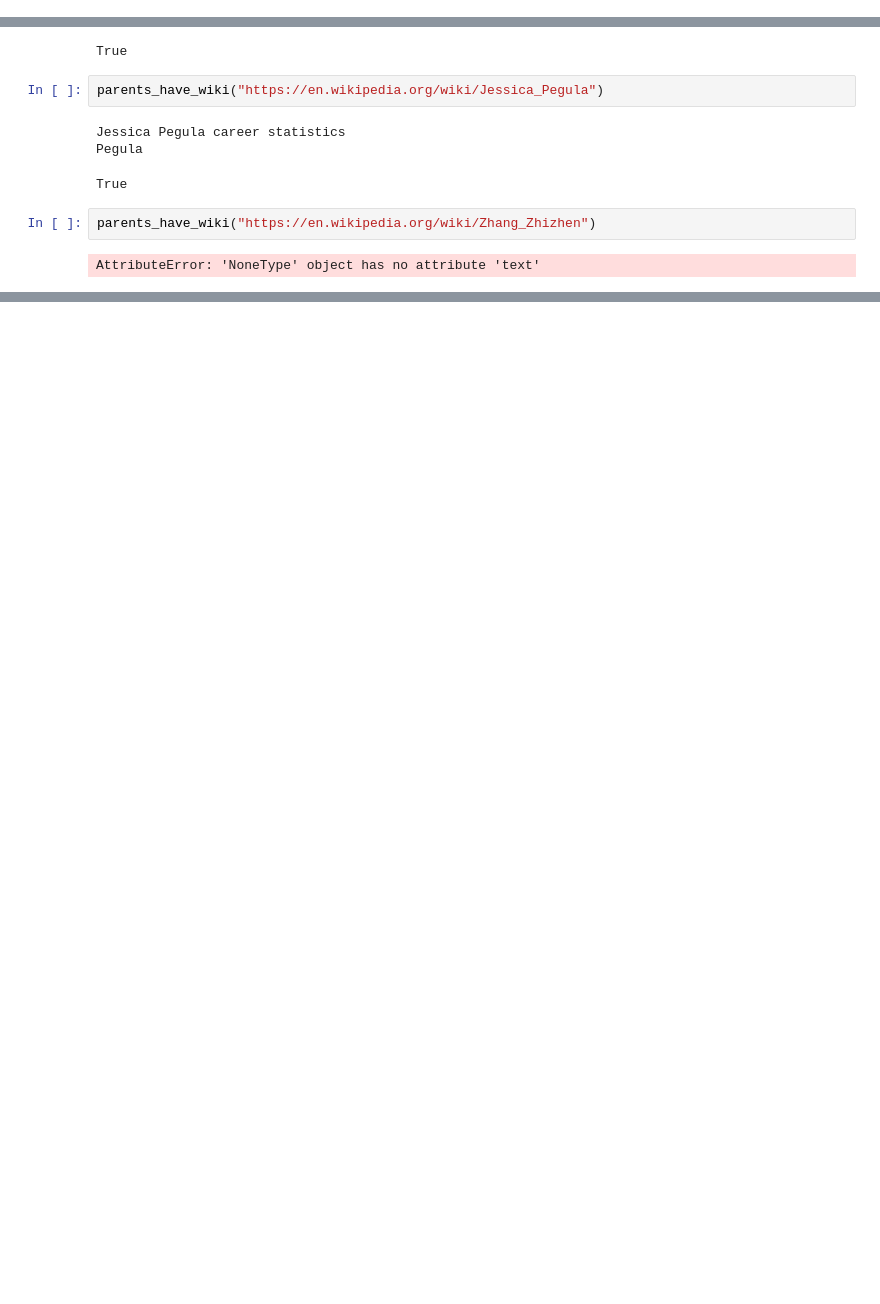
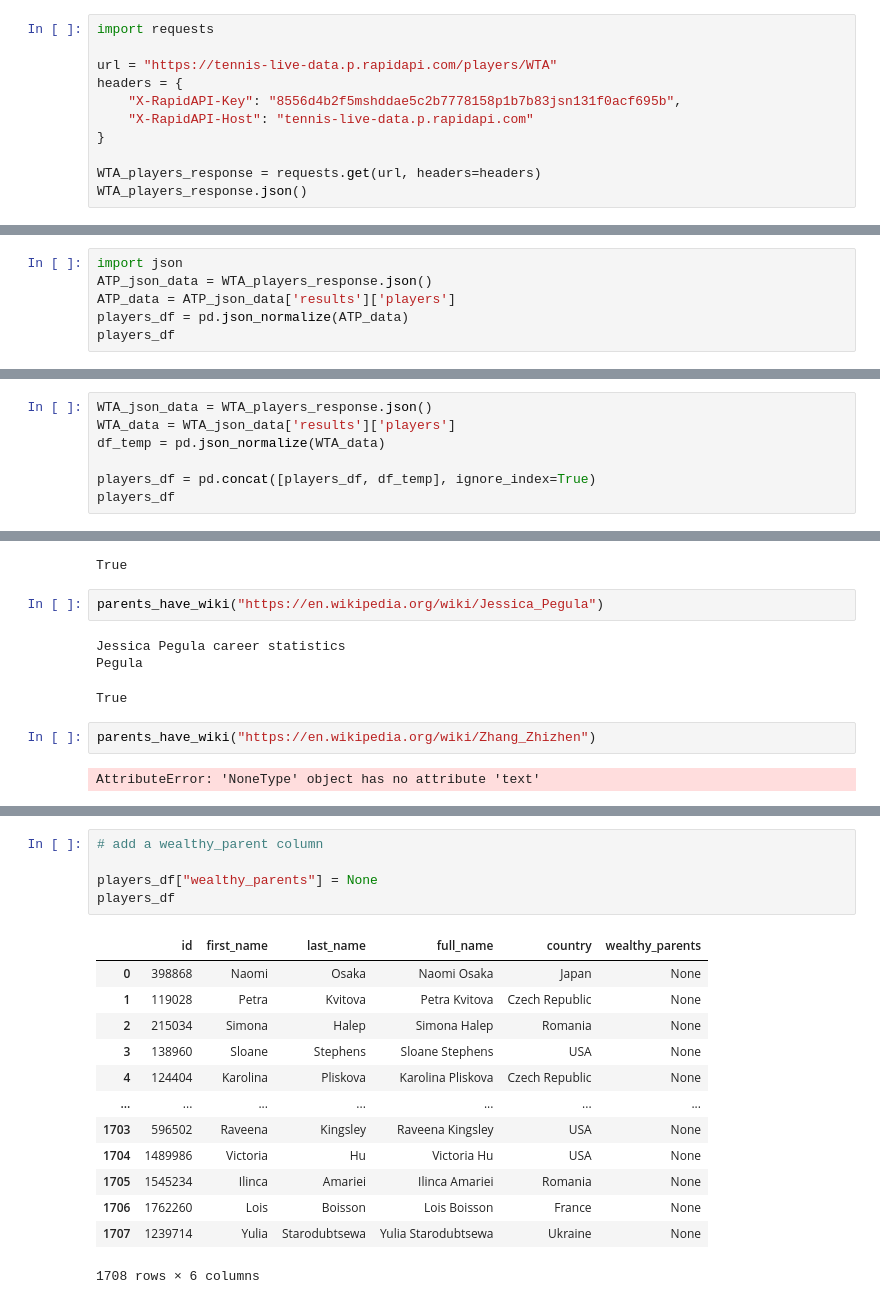
Before and after one commit to mmmcustard/analytics158739, a Jupyter notebook: 158739Assignment4.ipynb, the cells around one changed output, grey strips where cells are left out. Cells and saved outputs as stored; diff of their text form; blank space fills up the shorter version.

```diff
--- a/158739Assignment4.ipynb
+++ b/158739Assignment4.ipynb
@@ -82,0 +147,11 @@ print(response.json())
+# %%
+import requests
+
+url = "https://tennis-live-data.p.rapidapi.com/players/WTA"
+headers = {
+	"X-RapidAPI-Key": "8556d4b2f5mshddae5c2b7778158p1b7b83jsn131f0acf695b",
+	"X-RapidAPI-Host": "tennis-live-data.p.rapidapi.com"
+}
+
+WTA_players_response = requests.get(url, headers=headers)
+WTA_players_response.json()
@@ -82,0 +176,6 @@ print(response.json())
+# %%
+import json
+ATP_json_data = WTA_players_response.json()
+ATP_data = ATP_json_data['results']['players']
+players_df = pd.json_normalize(ATP_data)
+players_df
@@ -82,0 +196,7 @@ print(response.json())
+# %%
+WTA_json_data = WTA_players_response.json()
+WTA_data = WTA_json_data['results']['players']
+df_temp = pd.json_normalize(WTA_data)
+
+players_df = pd.concat([players_df, df_temp], ignore_index=True)
+players_df
@@ -168,0 +364,19 @@ AttributeError: 'NoneType' object has no attribute 'text'
+# %%
+# add a wealthy_parent column
+
+players_df["wealthy_parents"] = None
+players_df
+# %% [output]
+|  | id | first_name | last_name | full_name | country | wealthy_parents |
+| 0 | 398868 | Naomi | Osaka | Naomi Osaka | Japan | None |
+| 1 | 119028 | Petra | Kvitova | Petra Kvitova | Czech Republic | None |
+| 2 | 215034 | Simona | Halep | Simona Halep | Romania | None |
+| 3 | 138960 | Sloane | Stephens | Sloane Stephens | USA | None |
+| 4 | 124404 | Karolina | Pliskova | Karolina Pliskova | Czech Republic | None |
+| ... | ... | ... | ... | ... | ... | ... |
+| 1703 | 596502 | Raveena | Kingsley | Raveena Kingsley | USA | None |
+| 1704 | 1489986 | Victoria | Hu | Victoria Hu | USA | None |
+| 1705 | 1545234 | Ilinca | Amariei | Ilinca Amariei | Romania | None |
+| 1706 | 1762260 | Lois | Boisson | Lois Boisson | France | None |
+| 1707 | 1239714 | Yulia | Starodubtsewa | Yulia Starodubtsewa | Ukraine | None |
+1708 rows × 6 columns
```
Also changed, not shown: parts of 15 cells of this notebook.
